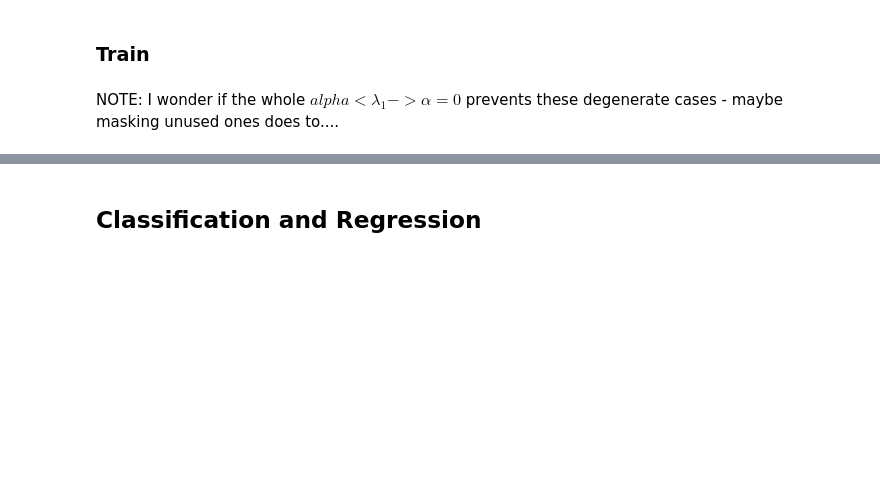
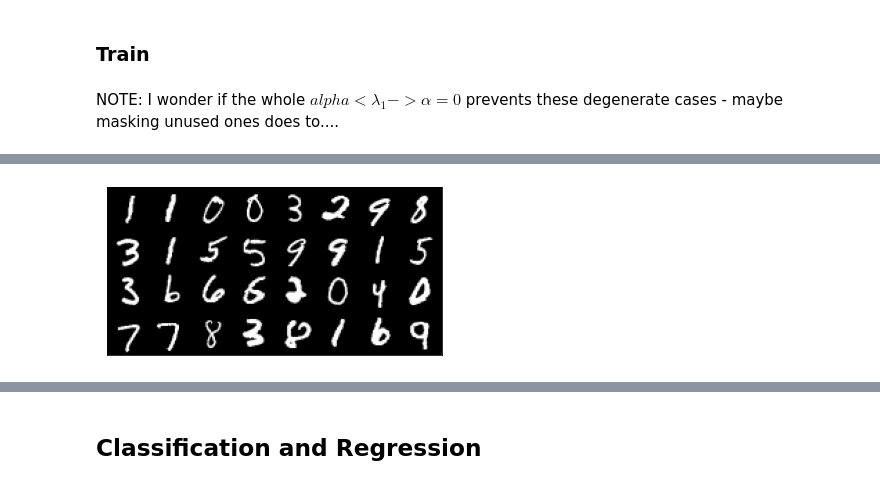
Before and after one commit to oliveradk/cult, a Jupyter notebook: 03a_core.train.ipynb, the cells around one changed output, grey strips where cells are left out. Cells and saved outputs as stored; diff of their text form; code cells hidden in the pictures; blank space fills up the shorter version.

```diff
--- a/03a_core.train.ipynb
+++ b/03a_core.train.ipynb
@@ -560,0 +595,4 @@ for epoch in range(mnist_epochs):
+# %%
+show_batch(mnist_batch[0:32])
+# %% [output]
+[figure, added]
```
Also changed, not shown: parts of 34 cells of this notebook, 3 other files.
